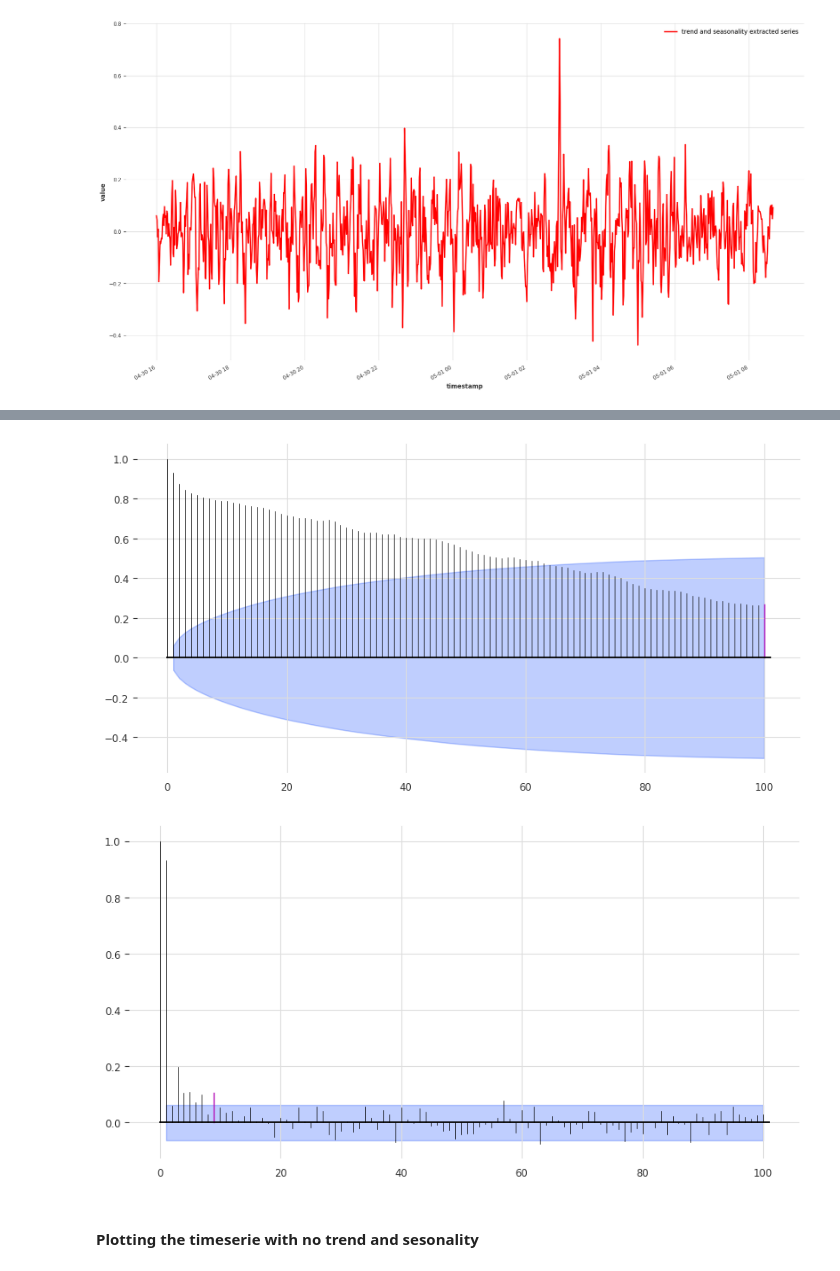
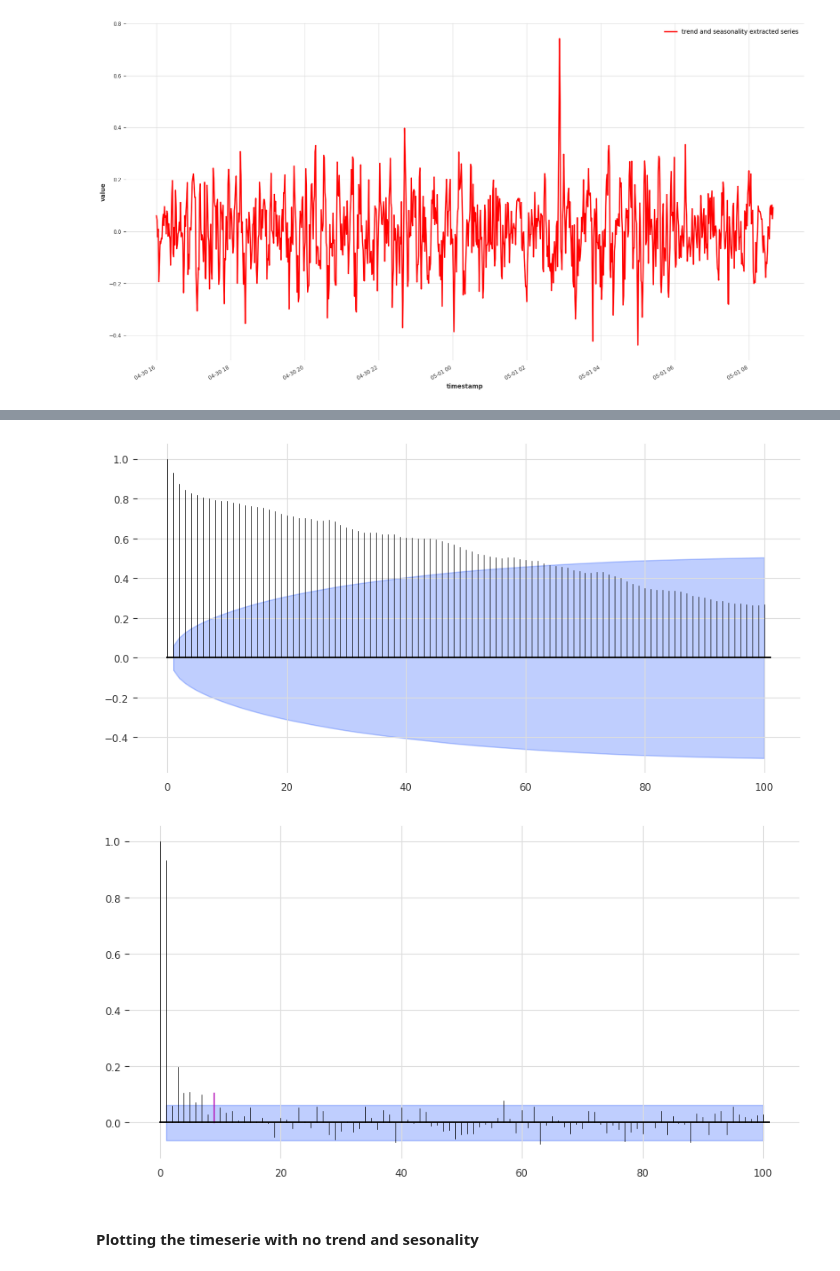
Before and after one commit to m3madadi/datadays, a Jupyter notebook: main.ipynb, the cells around one changed output, grey strips where cells are left out. Cells and saved outputs as stored; diff of their text form; code cells hidden in the pictures.

```diff
--- a/main.ipynb
+++ b/main.ipynb
@@ -119,11 +121,9 @@ final_series = series_minus_trend_and_sesonality.plot()
 # %%
-plot_acf(series, 100, max_lag=100)
+plot_acf(series, max_lag=100)
+plot_pacf(series, 9, max_lag=100)
 # %% [output]
-[figure, old version]
+[figure, new version]
+[figure, added]
-# %%
-plot_pacf(series, 9, max_lag=100)
-# %% [output]
-[figure, removed]
 # %% [markdown]
 #### Plotting the timeserie with no trend and sesonality
 # %%
```
Also changed, not shown: parts of 9 cells of this notebook.
